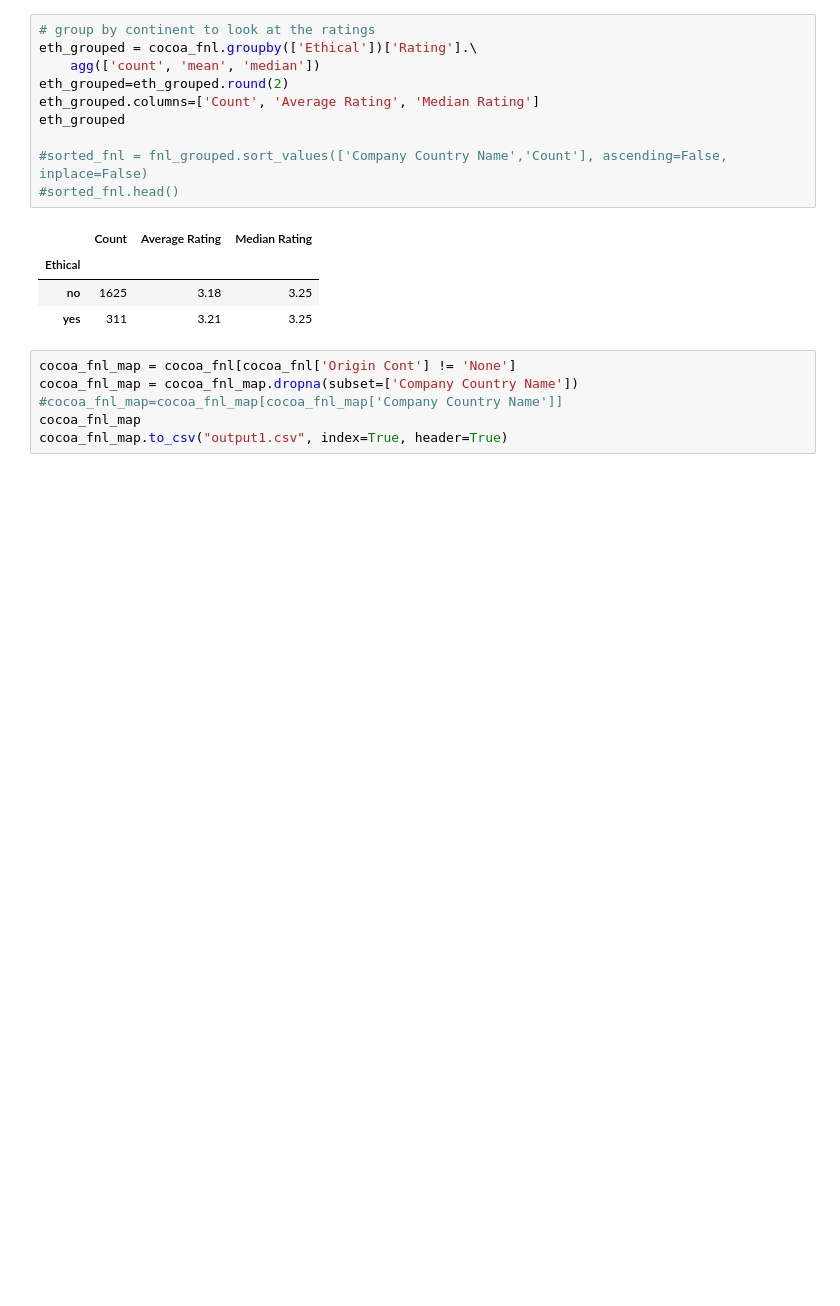
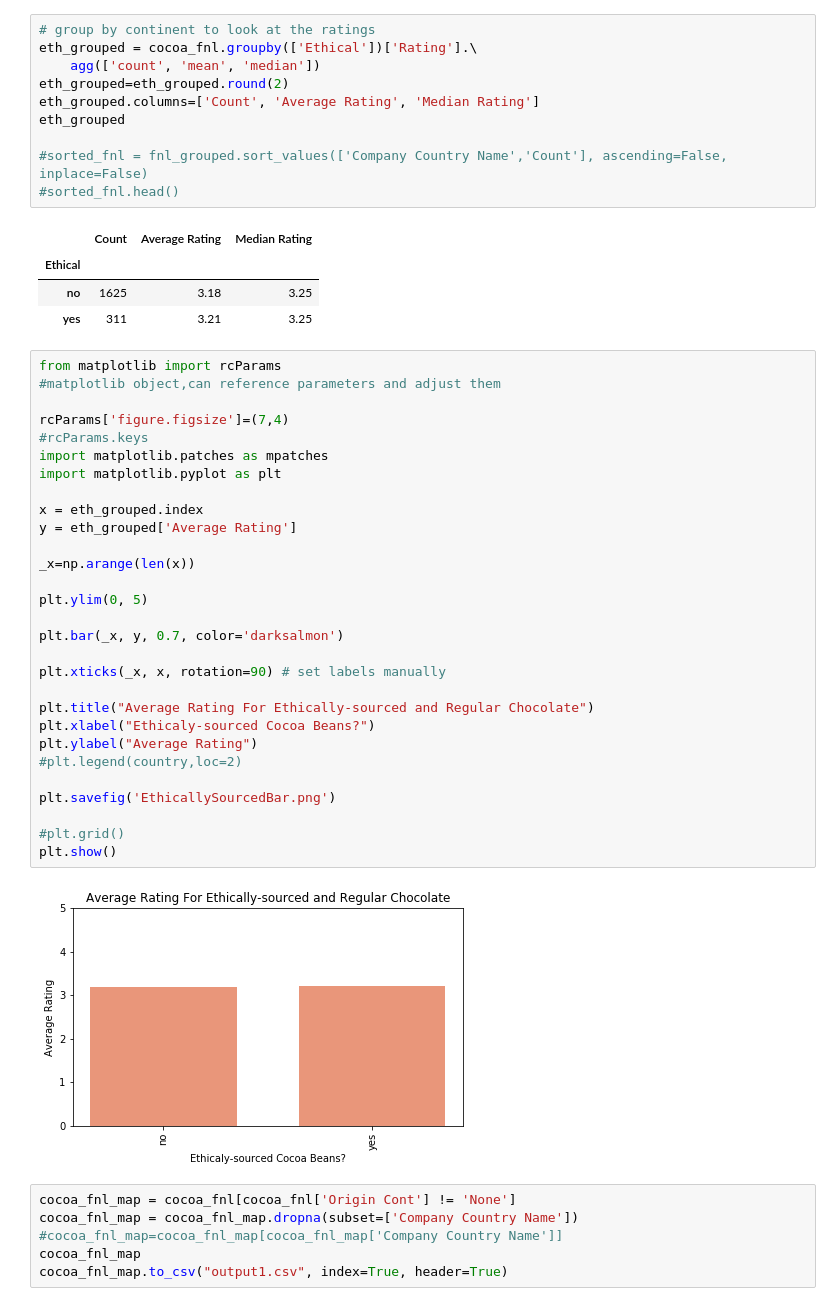
Before and after one commit to Data-Seal-Team-6/Project-1, a Jupyter notebook: Beans_ab.ipynb, the cells around one changed output. Cells and saved outputs as stored; diff of their text form; blank space fills up the shorter version.

```diff
--- a/Beans_ab.ipynb
+++ b/Beans_ab.ipynb
@@ -572,6 +572,37 @@ eth_grouped
 | Ethical |  |  |  |
 | no | 1625 | 3.18 | 3.25 |
 | yes | 311 | 3.21 | 3.25 |
+# %%
+from matplotlib import rcParams
+#matplotlib object,can reference parameters and adjust them
+
+rcParams['figure.figsize']=(7,4)
+#rcParams.keys
+import matplotlib.patches as mpatches
+import matplotlib.pyplot as plt
+
+x = eth_grouped.index
+y = eth_grouped['Average Rating']
+
+_x=np.arange(len(x))
+
+plt.ylim(0, 5)
+
+plt.bar(_x, y, 0.7, color='darksalmon')
+
+plt.xticks(_x, x, rotation=90) # set labels manually
+
+plt.title("Average Rating For Ethically-sourced and Regular Chocolate")
+plt.xlabel("Ethicaly-sourced Cocoa Beans?")
+plt.ylabel("Average Rating")
+#plt.legend(country,loc=2)
+
+plt.savefig('EthicallySourcedBar.png')
+
+#plt.grid()
+plt.show()
+# %% [output]
+[figure, added]
 # %%
 cocoa_fnl_map = cocoa_fnl[cocoa_fnl['Origin Cont'] != 'None']
 cocoa_fnl_map = cocoa_fnl_map.dropna(subset=['Company Country Name'])
```
Also changed, not shown: parts of 3 cells of this notebook, 3 other files.
